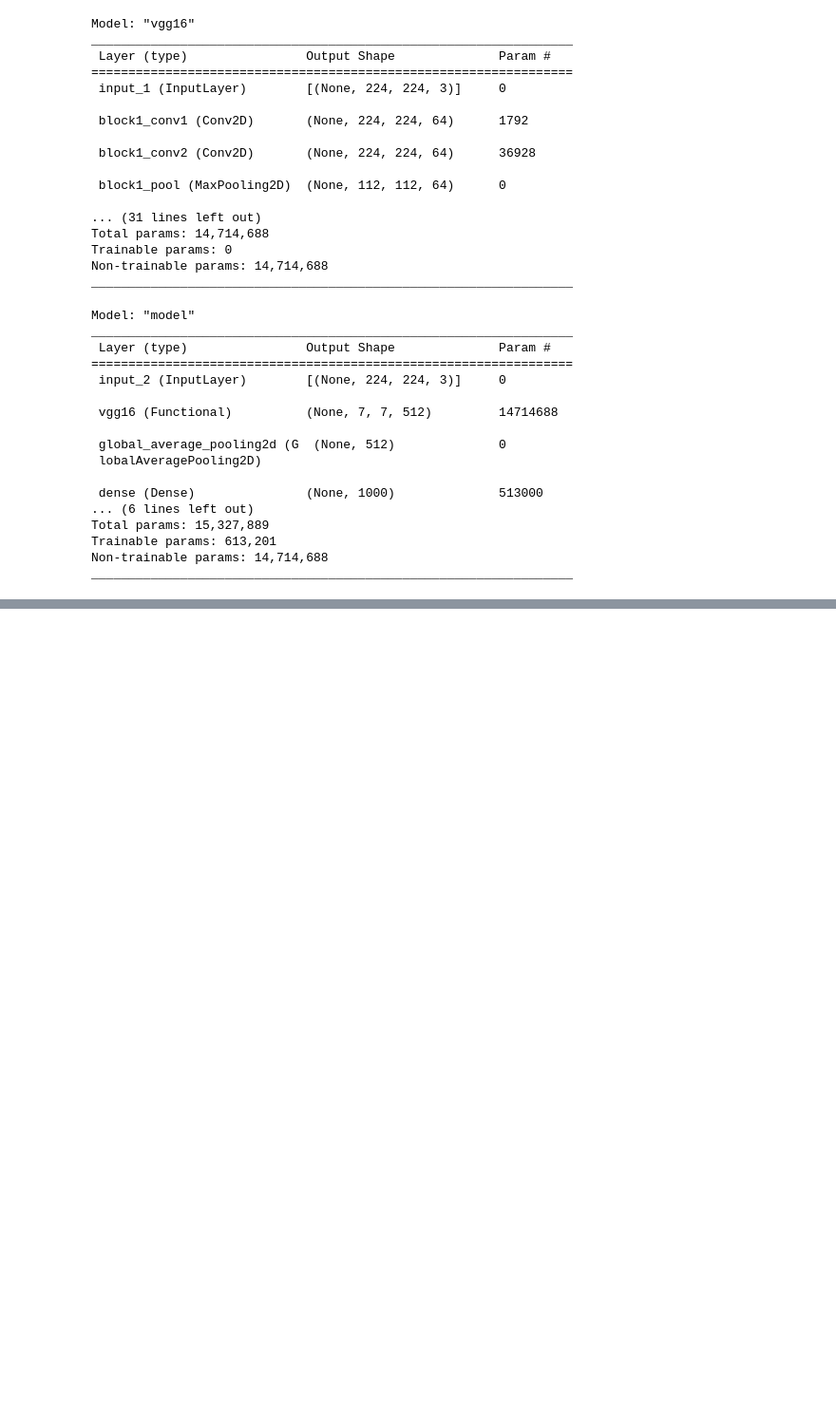
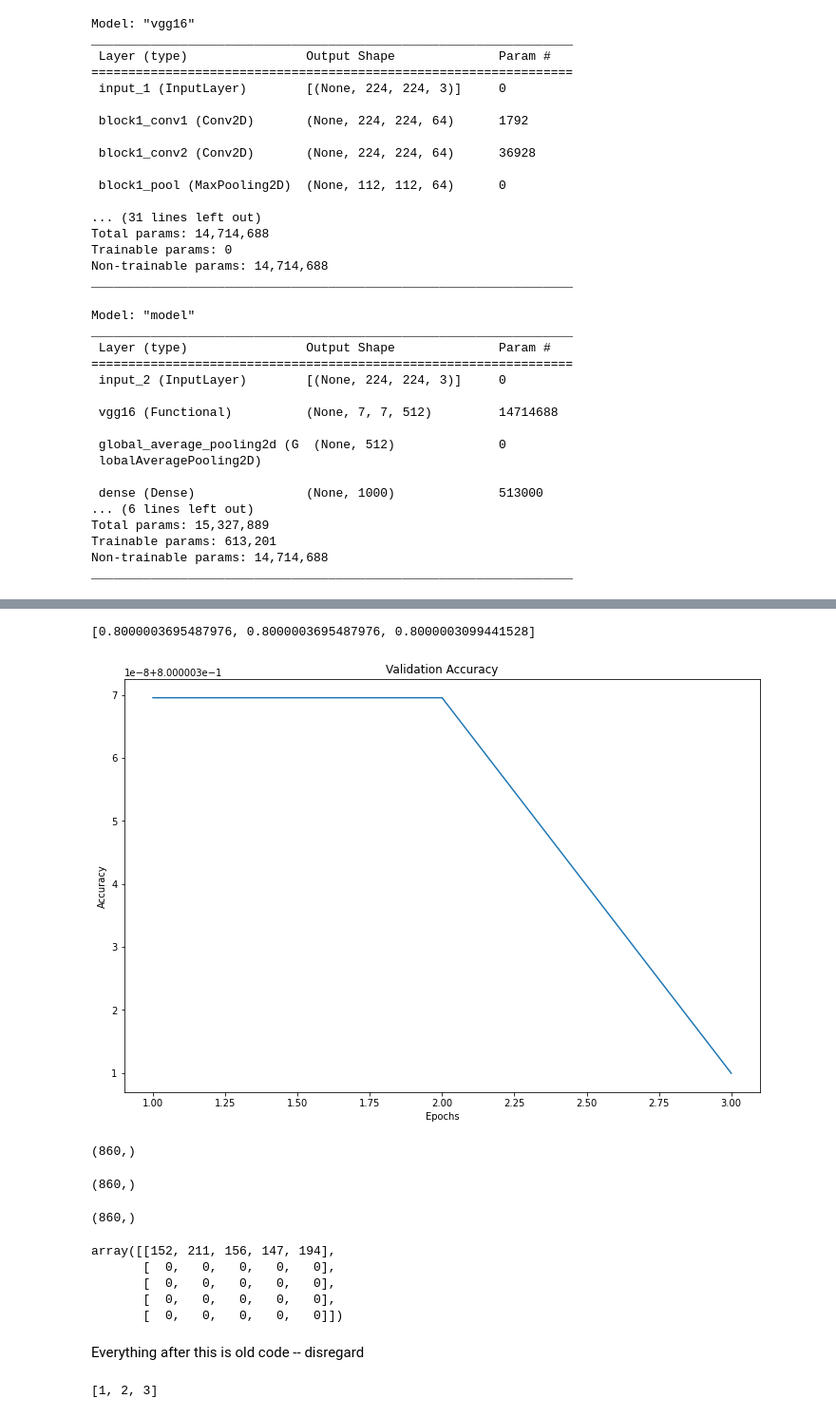
Before and after one commit to anaghab3/flower-vision, a Jupyter notebook: Anagha_FlowerRecognition.ipynb, the cells around one changed output, grey strips where cells are left out. Shown at 95% size. Saved outputs shown, nothing was run; the diff lists cells and outputs as text; code cells hidden in the pictures; blank space fills up the shorter version.

```diff
--- a/Anagha_FlowerRecognition.ipynb
+++ b/Anagha_FlowerRecognition.ipynb
@@ -385,5 +384,3 @@ Total params: 15,327,889
 Trainable params: 613,201
 Non-trainable params: 14,714,688
 _________________________________________________________________
-# %%
-history = model.fit(train_data, train_labels)
@@ -392,7 +409,7 @@ ValueError: ignored
 # %%
 start = time.time()
 
-model_info = model.fit_generator(
+model_scratch_info = model.fit_generator(
     generator=train_generator,
     steps_per_epoch=len(train_data)/batch_size,   # -> 106 # images 3392 = steps * batch_size = 106 * 32
     epochs=epochs1,
@@ -406,0 +435,12 @@ print('accuracy: ', results[1])
+# %%
+loss_val = model_scratch_info.history['accuracy']
+print(loss_val)
+epochs = [1, 2, 3]
+plt.plot(epochs, loss_val)
+plt.title('Validation Accuracy')
+plt.xlabel('Epochs')
+plt.ylabel('Accuracy')
+plt.show()
+# %% [output]
+[0.8000003695487976, 0.8000003695487976, 0.8000003099441528]
+[figure, added]
@@ -406,0 +449,5 @@ print('accuracy: ', results[1])
+# %%
+argmax_pred = np.argmax(predictions, axis = -1)
+argmax_pred.shape
+# %% [output]
+(860,)
@@ -406,0 +461,4 @@ print('accuracy: ', results[1])
+# %%
+predictions_array.shape
+# %% [output]
+(860,)
@@ -406,0 +473,4 @@ print('accuracy: ', results[1])
+# %%
+array_.shape
+# %% [output]
+(860,)
@@ -406,0 +479,15 @@ print('accuracy: ', results[1])
+# %%
+from sklearn.metrics import confusion_matrix
+confusion_matrix(argmax_pred, argmax_label)
+# %% [output]
+array([[152, 211, 156, 147, 194],
+       [  0,   0,   0,   0,   0],
+       [  0,   0,   0,   0,   0],
+       [  0,   0,   0,   0,   0],
+       [  0,   0,   0,   0,   0]])
+# %% [markdown]
+Everything after this is old code -- disregard
+# %%
+epochs
+# %% [output]
+[1, 2, 3]
```
Also changed, not shown: parts of 22 cells of this notebook.
